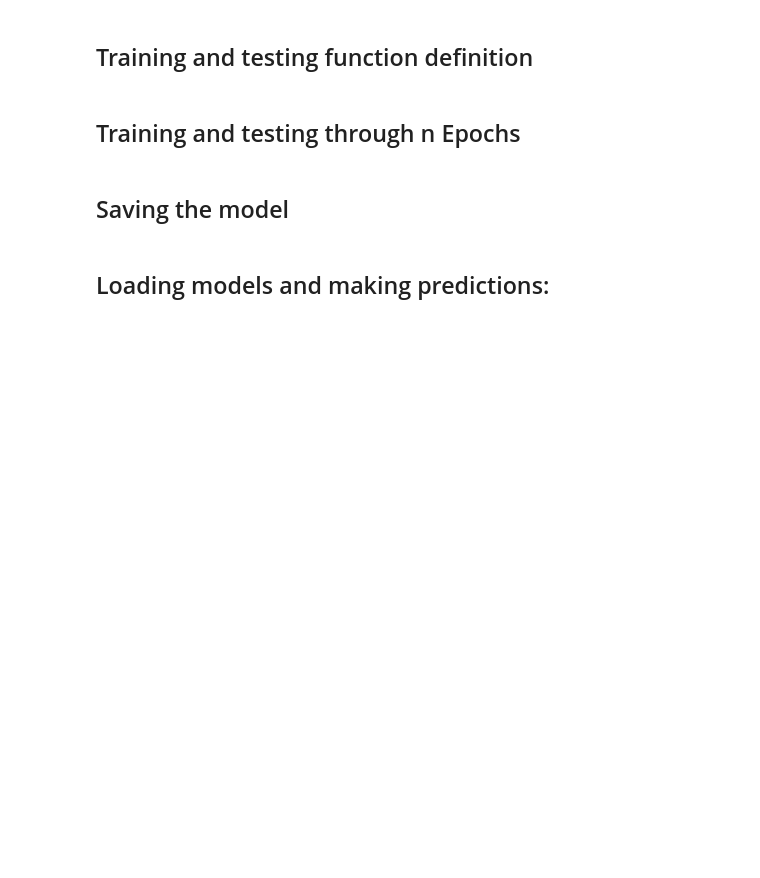
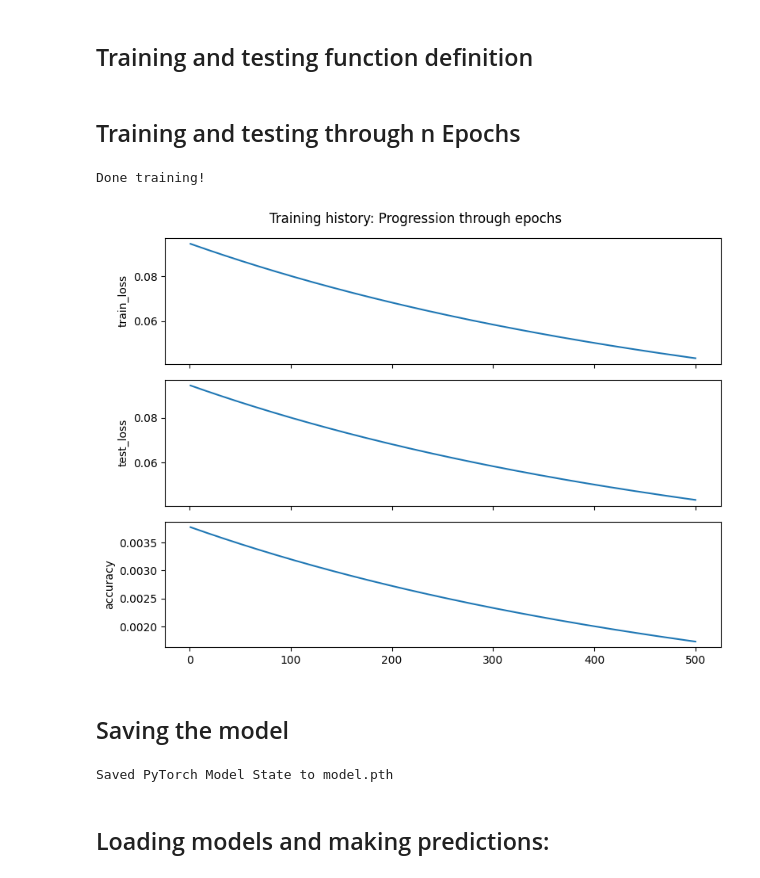
Before and after one commit to adml-upm/FoguitosNN, a Jupyter notebook: nn_notebooks/Pytorch_3Dbox.ipynb, the cells around one changed output. Saved outputs shown, nothing was run; the diff lists cells and outputs as text; code cells hidden in the pictures; blank space fills up the shorter version.

```diff
--- a/nn_notebooks/Pytorch_3Dbox.ipynb
+++ b/nn_notebooks/Pytorch_3Dbox.ipynb
@@ -100,5 +162,5 @@ ModuleNotFoundError: No module named 'torch'
 # %%
-batch_size = 5
+batch_size = 25
 
 # Create data loaders.
 train_dataloader = DataLoader(TrainingDataset, batch_size=batch_size, shuffle=True)
@@ -125,21 +187,16 @@ class NeuralNetwork(nn.Module):
         return fwd_pass_steps_in_order
 
 num_n_input_layer = 12
-num_n_intermediate_layer = 20
+num_n_intermediate_layer = 25
 num_n_output_layer = 13
 network_arch = OrderedDict([
-	('lin1', nn.Linear(num_n_input_layer, num_n_intermediate_layer)),
-	('relu1', nn.Tanh()),
-	('lin2', nn.Linear(num_n_intermediate_layer, num_n_output_layer)),
-	# ('relu2', nn.ReLU()),
-	])
+    ('lin1', nn.Linear(num_n_input_layer, num_n_intermediate_layer)),
+    ('relu1', nn.Tanh()),
+    ('lin2', nn.Linear(num_n_intermediate_layer, num_n_output_layer)),
+    # ('relu2', nn.Sigmoid()),
+    ])
 
 model = NeuralNetwork(network_arch=network_arch).to(device)
-print(model)
-print(model.parameters())
-print(sum([len(m) for m in list(model.parameters())]))
-
-print('testing:')
-input = torch.randn(num_n_input_layer)
-print(input.shape)
-print(model(input))
+# print(model)
+# print(model.parameters())
+# print(sum([len(m) for m in list(model.parameters())]))
@@ -148,7 +207,7 @@ print(model(input))
 # %%
 # To train a model, we need a loss function and an optimizer.
 loss_fn = nn.MSELoss()
-optimizer = torch.optim.SGD(model.parameters(), lr=5e-3)
+optimizer = torch.optim.SGD(model.parameters(), lr=2e-3)
 
 def train(dataloader, model, loss_fn, optimizer, printer=False):
     size = len(dataloader.dataset)
@@ -156,7 +215,7 @@ def train(dataloader, model, loss_fn, optimizer, printer=False):
     for batch_idx, (X, y) in enumerate(dataloader):
         # Note that X is the NN input vector, y is the correct result for the given input X
         X, y = X.to(device), y.to(device)
-
+        optimizer.zero_grad()
         # Compute prediction error
         pred = model(X)
         loss = loss_fn(pred, y)
@@ -164,7 +223,7 @@ def train(dataloader, model, loss_fn, optimizer, printer=False):
         # Backpropagation
         loss.backward()  # computes gradient of loss function
         optimizer.step()
-        optimizer.zero_grad()
+
 
         if batch_idx+1 % 5 == 0 and printer:
             loss, current = loss.item(), (batch_idx + 1) * len(X)
@@ -193,40 +252,45 @@ def test(dataloader, model, loss_fn, printer=False):
 # %%
 import matplotlib.pyplot as plt
 history = {
     'train_loss': [],
-	'test_loss': [],
-	'accuracy': [],
+    'test_loss': [],
+    'accuracy': [],
 }
 
-epochs = 120
+epochs = 500
 for t in range(epochs):
     # print(f"Epoch {t+1}\n-------------------------------")
     train_loss = train(train_dataloader, model, loss_fn, optimizer)
     test_loss, test_accuracy = test(test_dataloader, model, loss_fn)
     # Save training progress to historical sequence
     history['train_loss'].append(float(train_loss))
     history['test_loss'].append(float(test_loss))
     history['accuracy'].append(float(test_accuracy))
 
-print("Done!")
+print("Done training!")
 
 # Create the figure and subplots
 n_subplots = 3
 epoch_axis_data = list(range(1, epochs+1))
 fig, axs = plt.subplots(n_subplots, 1, sharex=True, figsize=(8, 6))
 for idx, (label, history) in zip(range(n_subplots), history.items()):
     axs[idx].plot(epoch_axis_data, history)
     axs[idx].set_ylabel(label)
 
 fig.suptitle('Training history: Progression through epochs')
 plt.tight_layout()
-plt.subplots_adjust(top=0.9)
+plt.subplots_adjust(top=0.925)
 plt.show()
+# %% [output]
+Done training!
+[figure, added]
 # %% [markdown]
 ## Saving the model
 # %%
-model_path = os.path.join(results_dir, "model.pth")
+model_path = os.path.join(model_dir, "model.pth")
 torch.save(model.state_dict(), model_path)
 print("Saved PyTorch Model State to model.pth")
+# %% [output]
+Saved PyTorch Model State to model.pth
 # %% [markdown]
 ## Loading models and making predictions:
```
Also changed, not shown: parts of 10 cells of this notebook.
